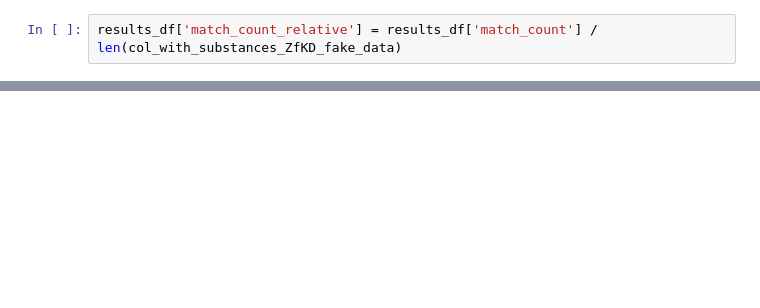
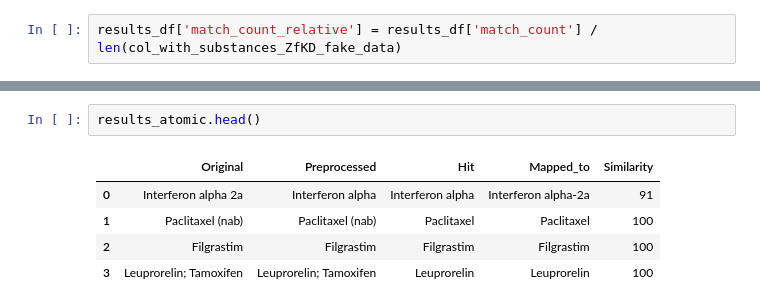
Before and after one commit to smeisegeier/spacy_matching, a Jupyter notebook: src/analysis_threshold.ipynb, the cells around one changed output, grey strips where cells are left out. Saved outputs shown, nothing was run; the diff lists cells and outputs as text; blank space fills up the shorter version.

```diff
--- a/src/analysis_threshold.ipynb
+++ b/src/analysis_threshold.ipynb
@@ -128,0 +146,8 @@ plt.show()
+# %%
+results_atomic.head()
+# %% [output]
+|  | Original | Preprocessed | Hit | Mapped_to | Similarity |
+| 0 | Interferon alpha 2a | Interferon alpha | Interferon alpha | Interferon alpha-2a | 91 |
+| 1 | Paclitaxel (nab) | Paclitaxel (nab) | Paclitaxel | Paclitaxel | 100 |
+| 2 | Filgrastim | Filgrastim | Filgrastim | Filgrastim | 100 |
+| 3 | Leuprorelin; Tamoxifen | Leuprorelin; Tamoxifen | Leuprorelin | Leuprorelin | 100 |
```
Also changed, not shown: parts of 6 cells of this notebook, 6 other files.
